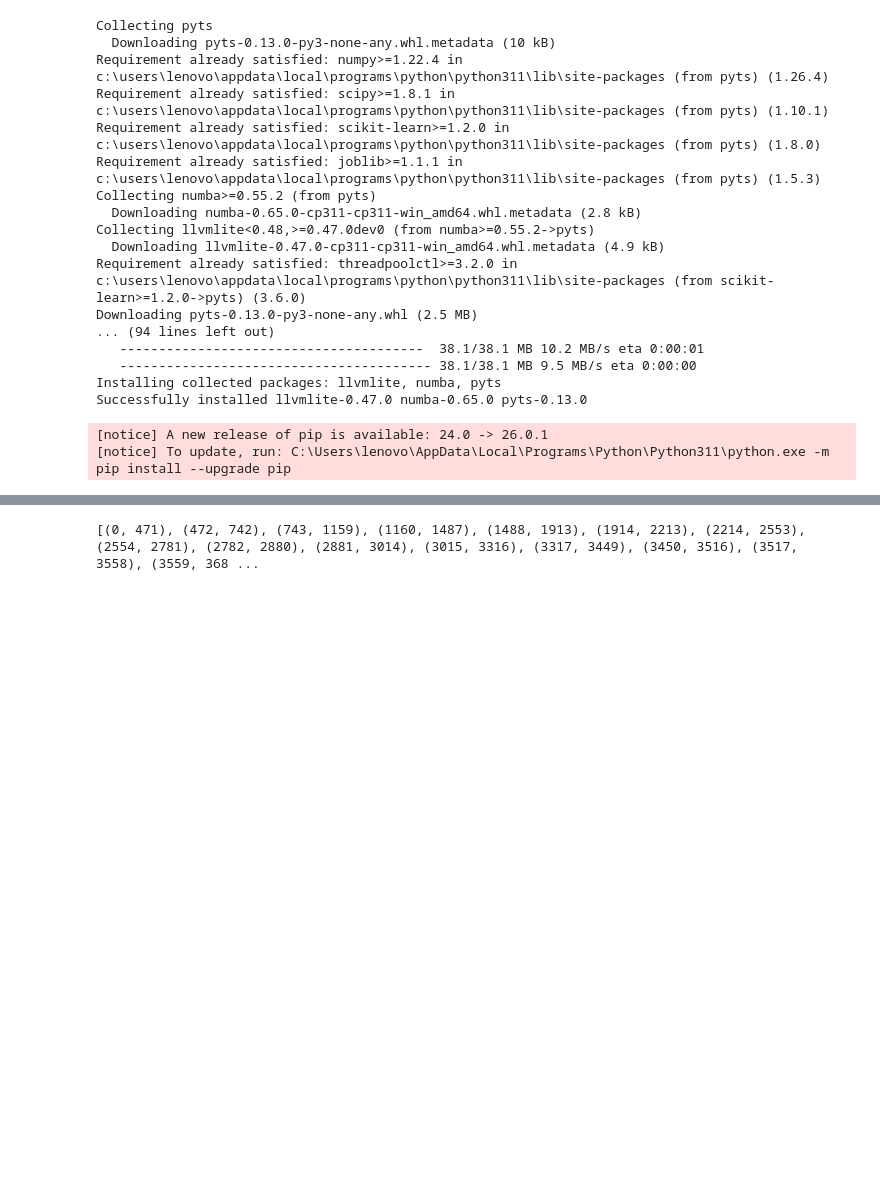
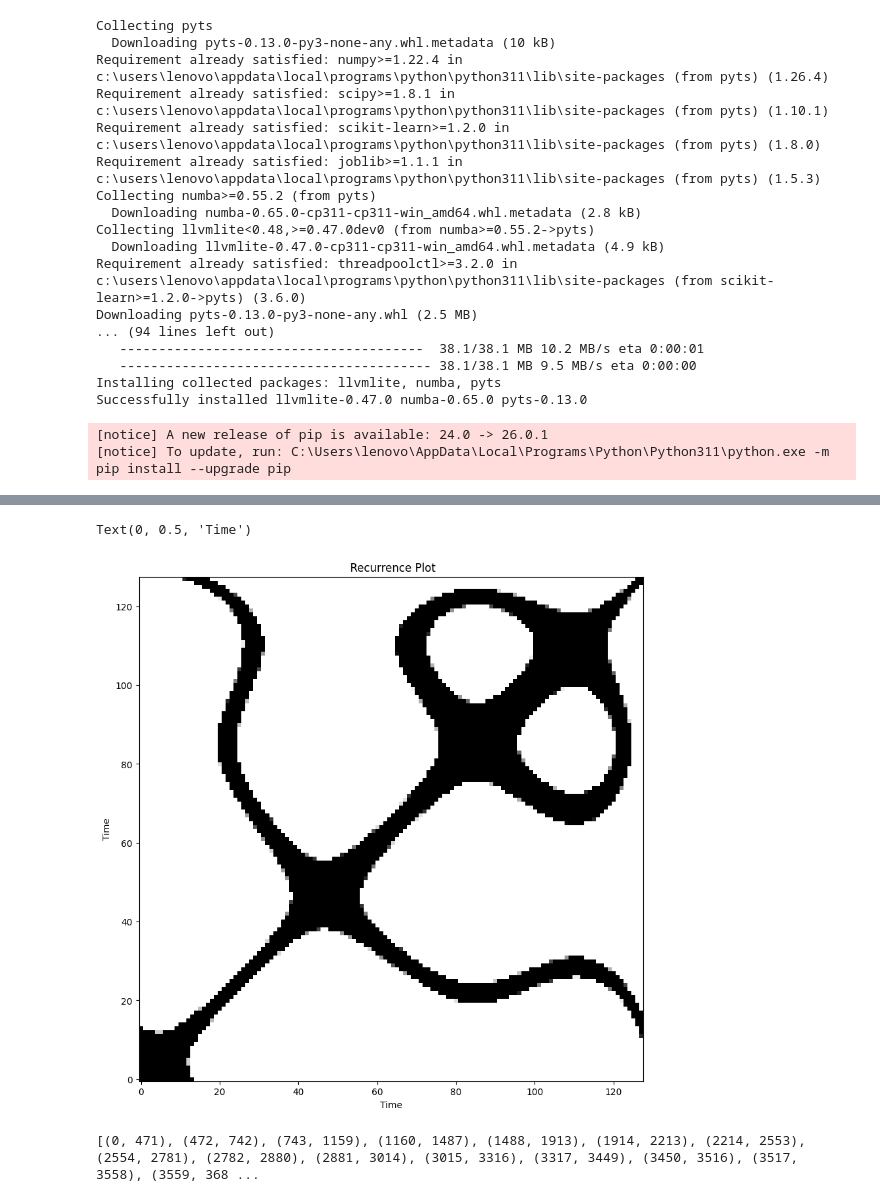
Before and after one commit to anasdev1204/CoDaS-Radar-based-Sentiment-Analysis-and-recognition, a Jupyter notebook: haider/C3 Radar Segmentation.ipynb, the cells around one changed output, grey strips where cells are left out. Drawn from its saved outputs; the diff is of its cells as text; code cells hidden in the pictures; blank space fills up the shorter version.

```diff
--- a/haider/C3 Radar Segmentation.ipynb
+++ b/haider/C3 Radar Segmentation.ipynb
@@ -46,3 +114,12 @@ User ID: U03, Emotion: E01, Number of Samples: 4187
+# %%
+fig, axs = plt.subplots(1, 1, figsize=(12, 10))
+axs.imshow(cv2.resize(y_rp_image, (128, 128)), cmap='binary', origin='lower')
+axs.set_title(f' Recurrence Plot')
+axs.set_xlabel('Time')
+axs.set_ylabel('Time')
+# %% [output]
+Text(0, 0.5, 'Time')
+[figure, added]
 # %%
 time_length = 6
 time = np.round(group_data["timestamp"].to_numpy(),decimals=2)
```
Also changed, not shown: parts of 6 cells of this notebook, 2 other files.
